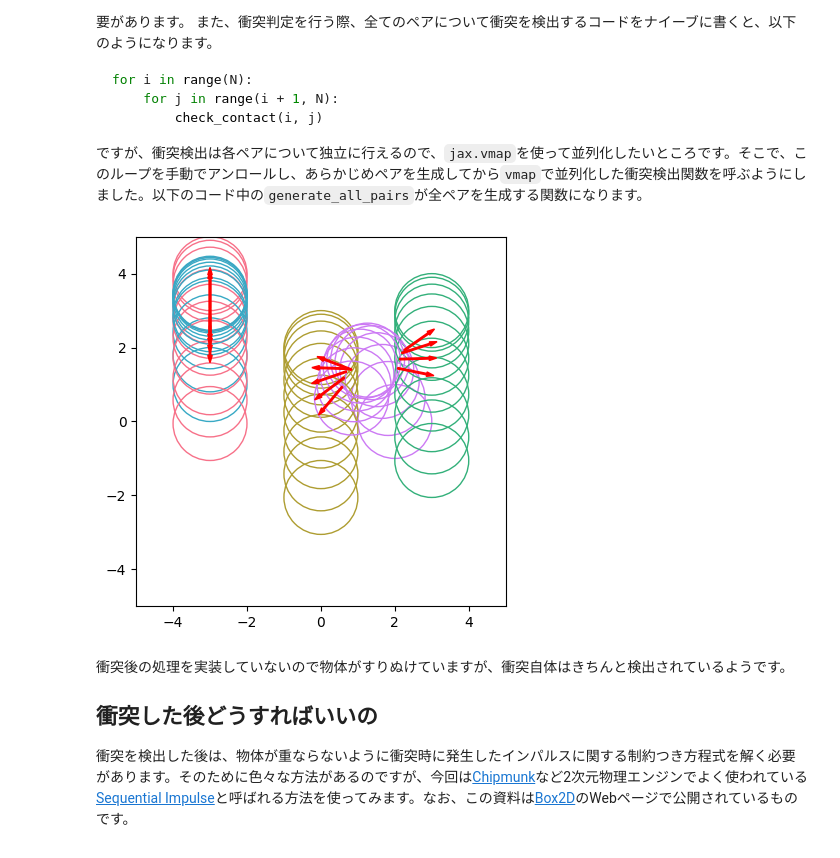
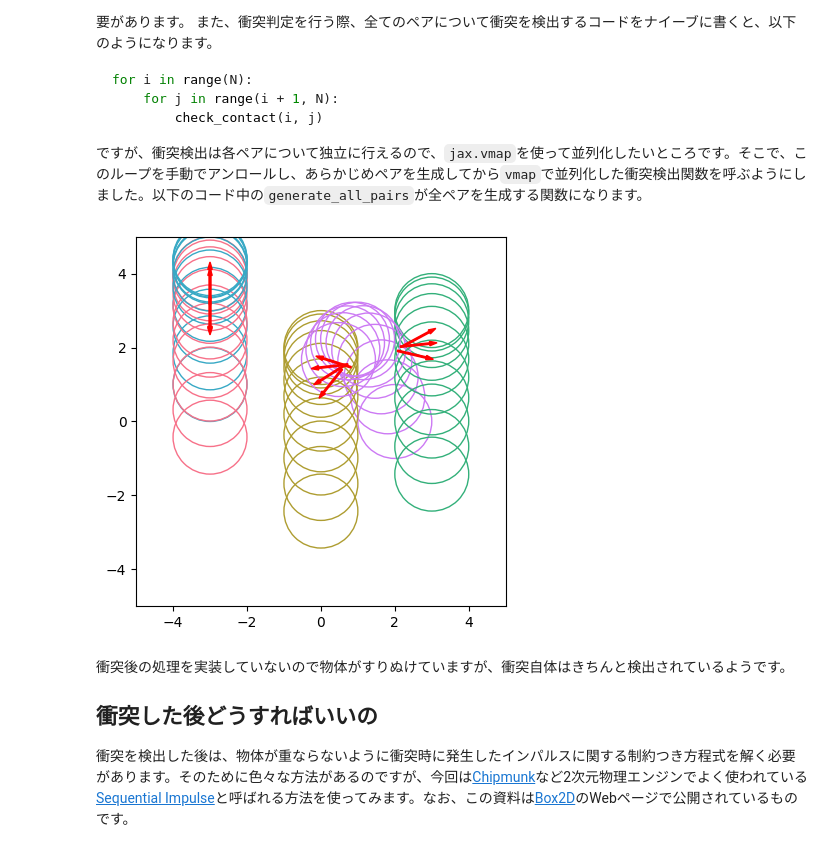
Before and after one commit to kngwyu/rlog2, a Jupyter notebook: posts/fast_2d_physics_in_jax.ipynb, the cells around one changed output. Drawn from its saved outputs; the diff is of its cells as text; code cells hidden in the pictures.

Commit message:
Shapes

```diff
--- a/posts/fast_2d_physics_in_jax.ipynb
+++ b/posts/fast_2d_physics_in_jax.ipynb
@@ -29,7 +29,7 @@ $$
 
 まず`Velocity`など、必要なものを適当に定義しておきます。剛体ですが、とりあえずこの世界には丸いものしかないことにして、`Circle`だけ定義しましょう。
 # %%
-from typing import Any, Sequence
+from typing import Any, ClassVar, Sequence
 
 import chex
 import jax
@@ -98,7 +98,7 @@ class Force(PyTreeOps):
 def _get_xy(xy: jax.Array) -> tuple[jax.Array, jax.Array]:
     x = jax.lax.slice_in_dim(xy, 0, 1, axis=-1)
     y = jax.lax.slice_in_dim(xy, 1, 2, axis=-1)
-    return jax.lax.squeeze(x, (-1, )), jax.lax.squeeze(y, (-1,))
+    return jax.lax.squeeze(x, (-1,)), jax.lax.squeeze(y, (-1,))
 
 
 @chex.dataclass
@@ -158,8 +158,8 @@ class Space:
     gravity: jax.Array
     circle: Circle
     dt: jax.Array | float = 0.1
-    xy_damping: jax.Array | float = 0.9
-    angle_damping: jax.Array | float = 0.9
+    linear_damping: jax.Array | float = 0.95
+    angular_damping: jax.Array | float = 0.95
     bias_factor: jax.Array | float = 0.2
     n_solver_iter: int = 8
     allowed_penetration: jax.Array | float = 0.005
@@ -197,11 +201,17 @@ def visualize_balls(ax: Axes, circles: Circle, positions: Iterable[Position]) ->
 Semi-implicit Eulerを実装します。
 # %%
 def update_velocity(space: Space, shape: Shape, state: State) -> State:
-    damped = state.v * space.damping
     invm = jnp.expand_dims(shape.inv_mass(), axis=1)
-    v_xy = damped.xy + (space.gravity + state.f.xy * invm) * space.dt
-    v_ang = damped.angle + state.f.angle * shape.inv_moment() * space.dt
-    return state.replace(v=Velocity(angle=v_ang, xy=v_xy), f=state.f.zeros_like())
+    v_xy = state.v.xy + (space.gravity + state.f.xy * invm) * space.dt
+    v_ang = state.v.angle + state.f.angle * shape.inv_moment() * space.dt
+    # Damping: dv/dt + vc = 0 -> v(t) = v0 * exp(-tc)
+    # v(t + dt) = v0 * exp(-tc - dtc) = v0 * exp(-tc) * exp(-dtc) = v(t)exp(-dtc)
+    # Thus, linear/angular damping factors are actually exp(-dtc)
+    return state.replace(
+        v=Velocity(angle=v_ang * space.angular_damping, xy=v_xy * space.linear_damping),
+        f=state.f.zeros_like(),
+    )
+
 
 def update_position(space: Space, state: State) -> State:
     v_dt = state.v * space.dt
@@ -318,7 +328,7 @@ class Contact(PyTreeOps):
         return self.pos.shape[1]
 
 
-def _circle_to_circle(
+def _circle_to_circle_impl(
     a: Circle,
     b: Circle,
     a_pos: Position,
@@ -330,12 +340,8 @@ def _circle_to_circle(
     a_contact = a_pos.xy - b2a_normal * a.radius
     b_contact = b_pos.xy + b2a_normal * b.radius
     pos = (a_contact + b_contact) * 0.5
-    # If either a or b is inactive,
-    penetration = jnp.where(
-        isactive,
-        penetration,
-        jnp.ones_like(penetration) * -1
-    )
+    # Filter penetration
+    penetration = jnp.where(isactive, penetration, jnp.ones_like(penetration) * -1)
     contact = Contact(
         r1=pos - a_pos.xy,
         r2=pos - b_pos.xy,
@@ -349,7 +355,7 @@ def _circle_to_circle(
     return contact.expand_dims(axis=0)
 
 
-def check_c2c_contacts(
+def check_circle_to_circle(
     space: Space,
     position: Position,
     is_active: jax.Array,
@@ -357,7 +363,7 @@ def check_c2c_contacts(
     circle1, circle2 = tree_map2(generate_all_pairs, space.circle)
     pos1, pos2 = tree_map2(generate_all_pairs, position)
     is_active = jnp.logical_and(*generate_all_pairs(is_active))
-    contacts = jax.vmap(_circle_to_circle)(circle1, circle2, pos1, pos2, is_active)
+    contacts = jax.vmap(_circle_to_circle_impl)(circle1, circle2, pos1, pos2, is_active)
     return contacts, circle1, circle2
 # %%
 import seaborn as sns
@@ -379,35 +385,35 @@ space = Space(gravity=jnp.array([0.0, -9.8]), circle=circles)
 p = Position(
     angle=jnp.zeros(N),
     xy=jnp.array([[-3, 4.0], [0.0, 2.0], [3.0, 3], [-3, 1], [2, 0]]),
 )
 v_xy = jnp.concatenate((jnp.zeros((N - 2, 2)), jnp.array([[0, 10.0], [-2.0, 8.0]])))
 v = Velocity(angle=jnp.zeros(N), xy=v_xy)
 f = Force(angle=jnp.zeros(N), xy=jnp.zeros((N, 2)))
 state = State(p=p, v=v, f=f, is_active=jnp.ones(N, dtype=bool))
 positions = [state.p]
 contact_list = []
 for i in range(10):
     state = update_velocity(space, circles, state)
     state = update_position(space, state)
     positions.append(state.p)
-    contacts, _, _ = check_c2c_contacts(space, state.p, state.is_active)
+    contacts, _, _ = check_circle_to_circle(space, state.p, state.is_active)
     total_index = 0
     for j in range(N):
         for k in range(j + 1, N):
             if contacts.penetration[total_index, 0] > 0:
                 contact_list.append(contacts.get_slice((total_index, 0)))
             total_index += 1
 fig, ax = plt.subplots()
 ax.set_aspect("equal", adjustable="box")
 ax.set_xlim((-5, 5))
 ax.set_ylim((-5, 5))
 visualize_balls(ax, space.circle, positions)
 for contact in contact_list:
     arrow = Arrow(*contact.pos, *contact.normal, width=0.2, color="r")
     ax.add_patch(arrow)
 fig
 # %% [output]
-[figure, old version]
+[figure, new version]
 # %% [markdown]
 衝突後の処理を実装していないので物体がすりぬけていますが、衝突自体はきちんと検出されているようです。
 
```
Also changed, not shown: parts of 6 cells of this notebook.
